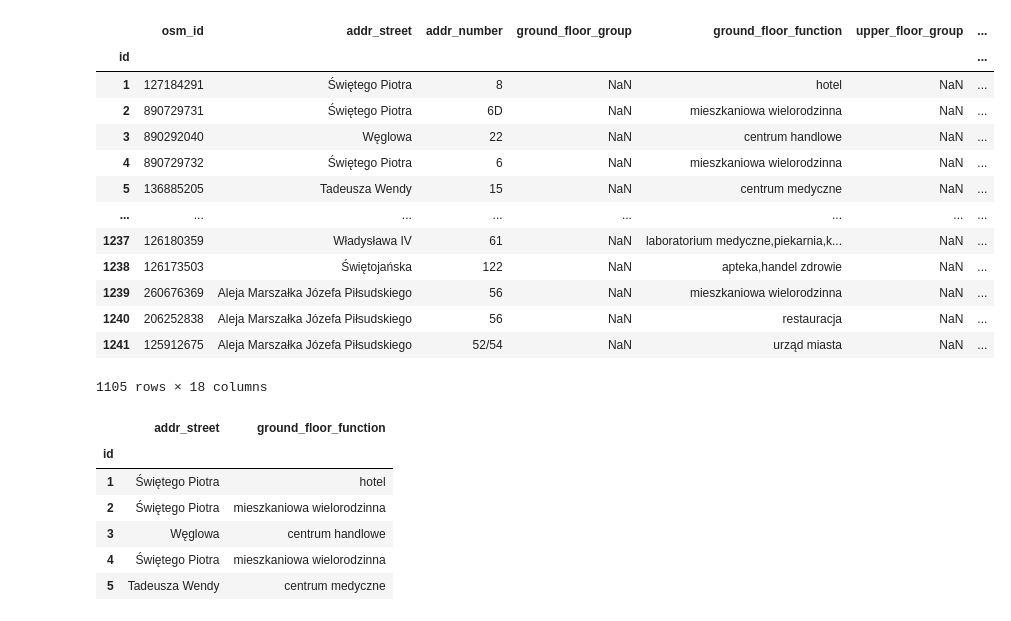
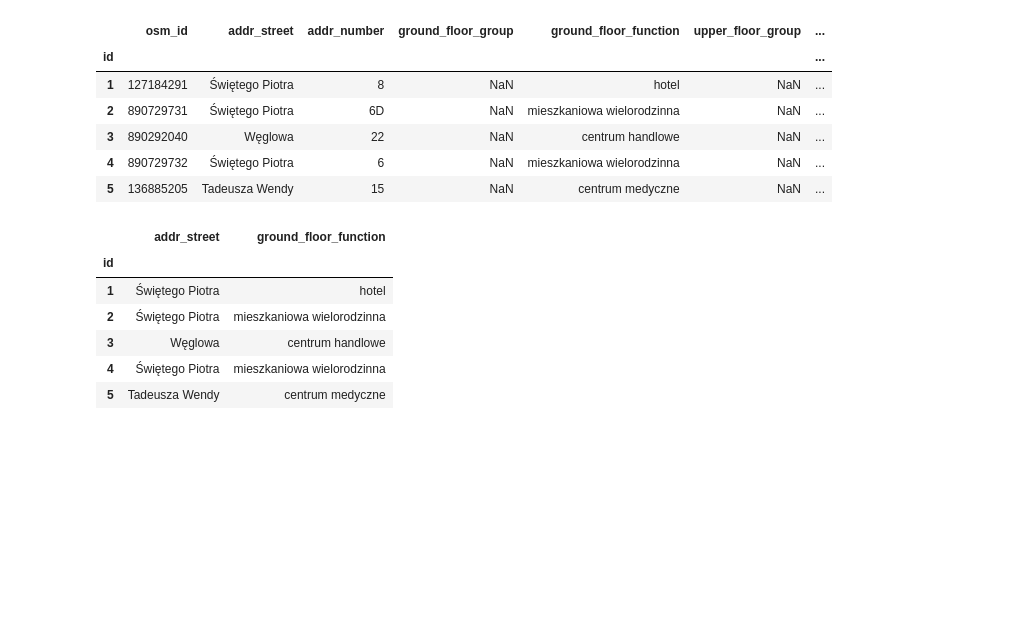
Before and after one commit to MichalRyplewicz/gdynia-srodmiescie, a Jupyter notebook: exercises/2026.10.10_Excercises.ipynb, the cells around one changed output. Drawn from its saved outputs; the diff is of its cells as text; code cells hidden in the pictures; blank space fills up the shorter version.

```diff
--- a/exercises/2026.10.10_Excercises.ipynb
+++ b/exercises/2026.10.10_Excercises.ipynb
@@ -29,27 +29,20 @@ column_types = {
 # %%
 data_gdynia = pd.read_csv(
     "../data/processed/fixed/srodmiescie.csv",
     sep=";",
     index_col=0,
     dtype=column_types,
     parse_dates=["date_of_checking"],
 )
-data_gdynia
+data_gdynia.head()
 # %% [output]
 |  | osm_id | addr_street | addr_number | ground_floor_group | ground_floor_function | upper_floor_group | ... |
 | id |  |  |  |  |  |  | ... |
 | 1 | 127184291 | Świętego Piotra | 8 | NaN | hotel | NaN | ... |
 | 2 | 890729731 | Świętego Piotra | 6D | NaN | mieszkaniowa wielorodzinna | NaN | ... |
 | 3 | 890292040 | Węglowa | 22 | NaN | centrum handlowe | NaN | ... |
 | 4 | 890729732 | Świętego Piotra | 6 | NaN | mieszkaniowa wielorodzinna | NaN | ... |
 | 5 | 136885205 | Tadeusza Wendy | 15 | NaN | centrum medyczne | NaN | ... |
-| ... | ... | ... | ... | ... | ... | ... | ... |
-| 1237 | 126180359 | Władysława IV | 61 | NaN | laboratorium medyczne,piekarnia,k... | NaN | ... |
-| 1238 | 126173503 | Świętojańska | 122 | NaN | apteka,handel zdrowie | NaN | ... |
-| 1239 | 260676369 | Aleja Marszałka Józefa Piłsudskiego | 56 | NaN | mieszkaniowa wielorodzinna | NaN | ... |
-| 1240 | 206252838 | Aleja Marszałka Józefa Piłsudskiego | 56 | NaN | restauracja | NaN | ... |
-| 1241 | 125912675 | Aleja Marszałka Józefa Piłsudskiego | 52/54 | NaN | urząd miasta | NaN | ... |
-1105 rows × 18 columns
 # %%
 data_gdynia_long = pd.read_csv(
     "../data/processed/fixed/srodmiescie_long.csv",
```
Also changed, not shown: 1 other file.
